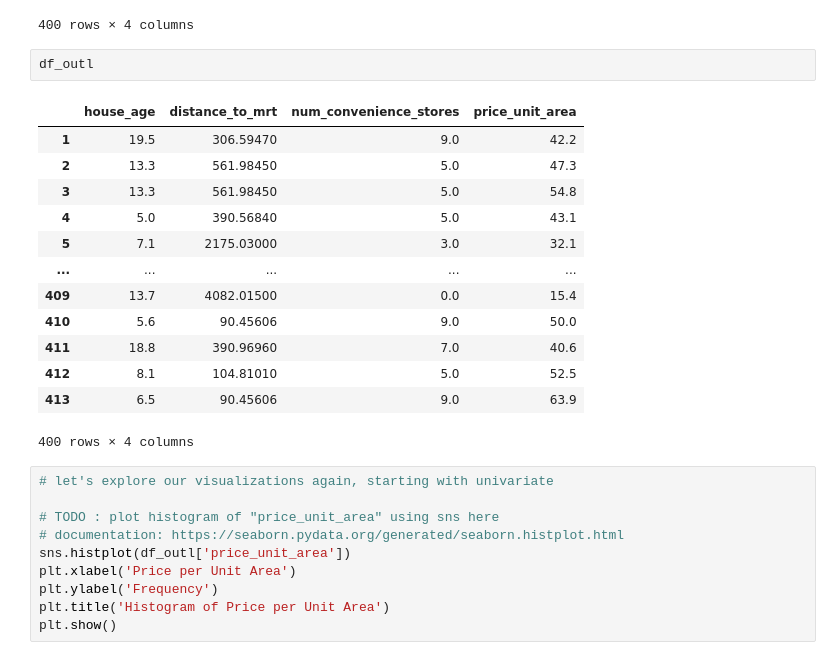
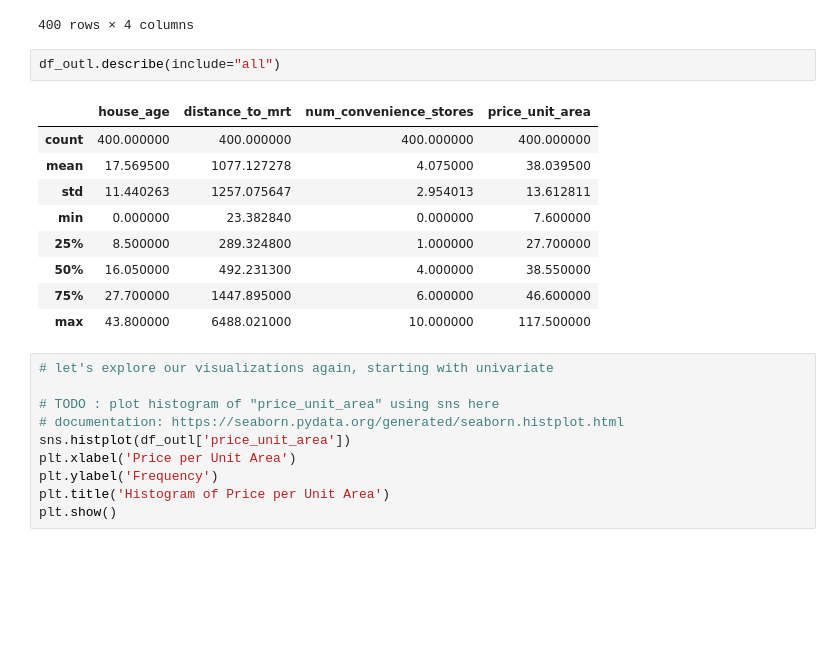
Before and after one commit to MichaelJCanales/RentalPricingExplore, a Jupyter notebook: rental-pricing-explore-normal/code/data_prep/02clean.ipynb, the cells around one changed output. Saved outputs shown, nothing was run; the diff lists cells and outputs as text; blank space fills up the shorter version.

```diff
--- a/rental-pricing-explore-normal/code/data_prep/02clean.ipynb
+++ b/rental-pricing-explore-normal/code/data_prep/02clean.ipynb
@@ -173,22 +173,18 @@ df_outl
 | 412 | 8.1 | 104.81010 | 5.0 | 52.5 |
 | 413 | 6.5 | 90.45606 | 9.0 | 63.9 |
 400 rows × 4 columns
-# %%
-df_outl
-# %% [output]
-|  | house_age | distance_to_mrt | num_convenience_stores | price_unit_area |
-| 1 | 19.5 | 306.59470 | 9.0 | 42.2 |
-| 2 | 13.3 | 561.98450 | 5.0 | 47.3 |
-| 3 | 13.3 | 561.98450 | 5.0 | 54.8 |
-| 4 | 5.0 | 390.56840 | 5.0 | 43.1 |
-| 5 | 7.1 | 2175.03000 | 3.0 | 32.1 |
-| ... | ... | ... | ... | ... |
-| 409 | 13.7 | 4082.01500 | 0.0 | 15.4 |
-| 410 | 5.6 | 90.45606 | 9.0 | 50.0 |
-| 411 | 18.8 | 390.96960 | 7.0 | 40.6 |
-| 412 | 8.1 | 104.81010 | 5.0 | 52.5 |
-| 413 | 6.5 | 90.45606 | 9.0 | 63.9 |
-400 rows × 4 columns
+# %%
+df_outl.describe(include="all")
+# %% [output]
+|  | house_age | distance_to_mrt | num_convenience_stores | price_unit_area |
+| count | 400.000000 | 400.000000 | 400.000000 | 400.000000 |
+| mean | 17.569500 | 1077.127278 | 4.075000 | 38.039500 |
+| std | 11.440263 | 1257.075647 | 2.954013 | 13.612811 |
+| min | 0.000000 | 23.382840 | 0.000000 | 7.600000 |
+| 25% | 8.500000 | 289.324800 | 1.000000 | 27.700000 |
+| 50% | 16.050000 | 492.231300 | 4.000000 | 38.550000 |
+| 75% | 27.700000 | 1447.895000 | 6.000000 | 46.600000 |
+| max | 43.800000 | 6488.021000 | 10.000000 | 117.500000 |
 # %%
 # let's explore our visualizations again, starting with univariate
 
```
Also changed, not shown: parts of 2 cells of this notebook, 1 other file.
